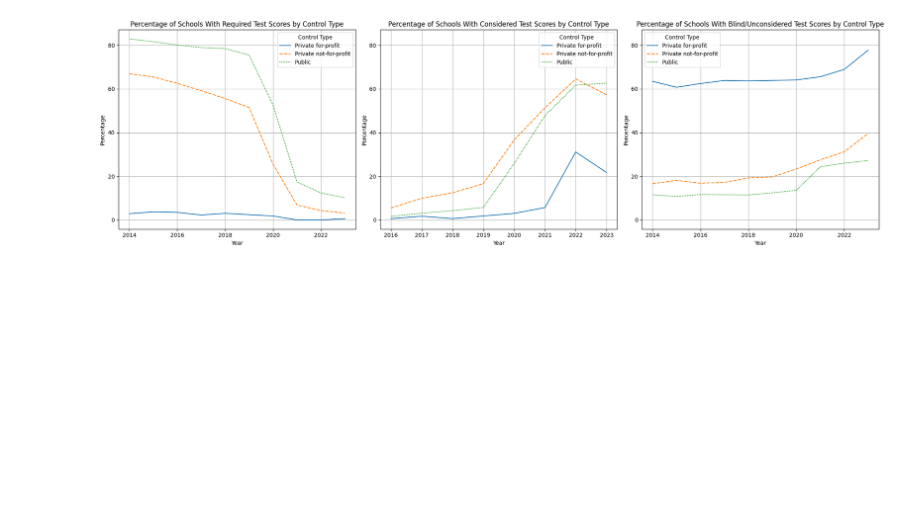
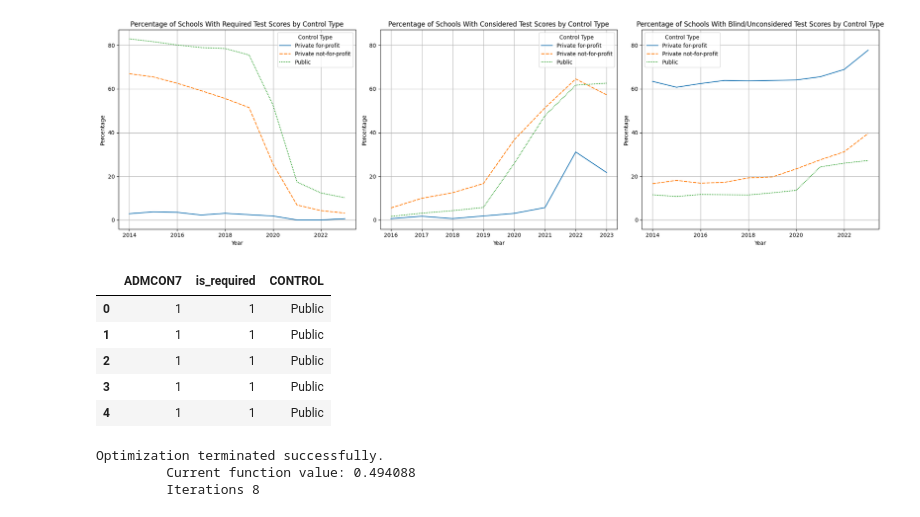
Before and after one commit to Ceerogreen/DS4002CS3, a Jupyter notebook: Scripts/descriptive_graphs2.ipynb, the cells around one changed output. Saved outputs shown, nothing was run; the diff lists cells and outputs as text; code cells hidden in the pictures; blank space fills up the shorter version.

```diff
--- a/Scripts/descriptive_graphs2.ipynb
+++ b/Scripts/descriptive_graphs2.ipynb
@@ -82,3 +82,23 @@ plt.savefig('controlXscores.png') # Save the figure as a PNG file
 plt.show()
 # %% [output]
 [figure]
+# %%
+merged_df['is_required'] = (merged_df['ADMCON7'] == 1).astype(int)
+merged_df['CONTROL'] = merged_df['CONTROL'].astype('category')
+display(merged_df[['ADMCON7', 'is_required', 'CONTROL']].head())
+# %% [output]
+|  | ADMCON7 | is_required | CONTROL |
+| 0 | 1 | 1 | Public |
+| 1 | 1 | 1 | Public |
+| 2 | 1 | 1 | Public |
+| 3 | 1 | 1 | Public |
+| 4 | 1 | 1 | Public |
+# %%
+from statsmodels.formula.api import logit
+
+model_formula = 'is_required ~ year + C(CONTROL)'
+model = logit(model_formula, data=merged_df).fit()
+# %% [output]
+Optimization terminated successfully.
+         Current function value: 0.494088
+         Iterations 8
```
Also changed, not shown: parts of 3 cells of this notebook.
